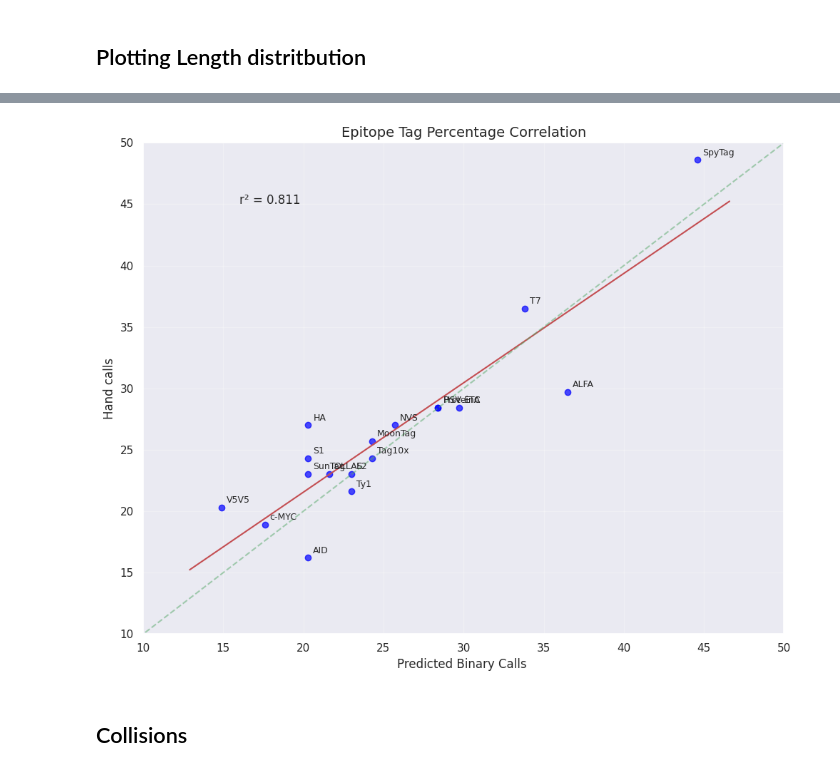
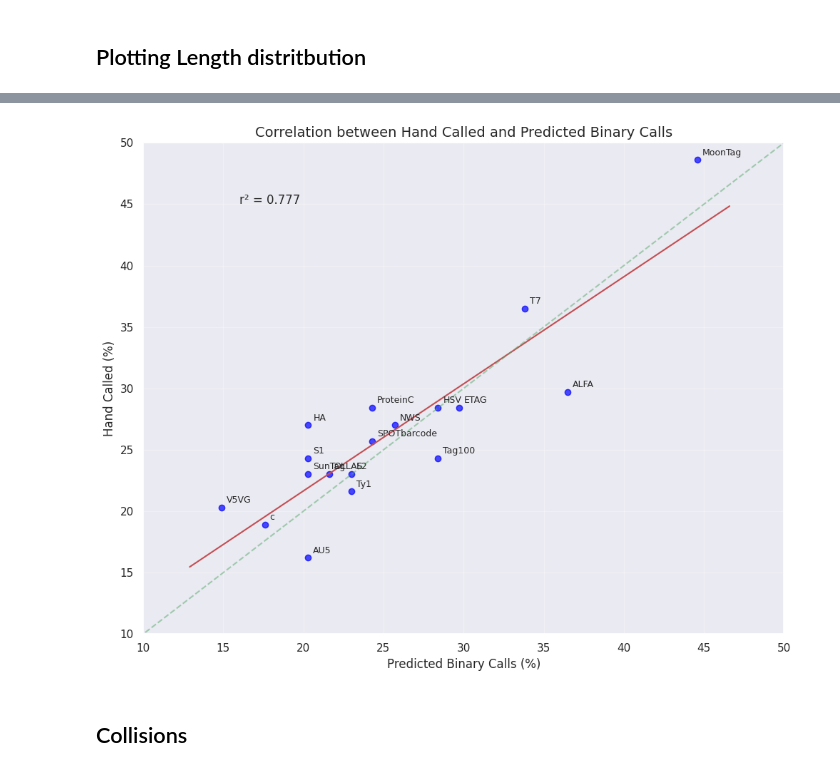
Before and after one commit to e11bio/Preprint-Barcode-Analysis, a Jupyter notebook: soma-analysis.ipynb, the cells around one changed output, grey strips where cells are left out. Saved outputs shown, nothing was run; the diff lists cells and outputs as text; code cells hidden in the pictures.

```diff
--- a/soma-analysis.ipynb
+++ b/soma-analysis.ipynb
@@ -316,7 +316,7 @@ channel_targets = {
     'ch_33': 'Protein C-barcode-R11',
     'ch_34': 'Tag100-barcode-R11',
     'ch_35': 'ALFA-barcode-R11',
-    'ch_36': 'c-Myc-barcode-R11',
+    'ch_36': 'CMyc-barcode-R11',
     'ch_37': 'OLLAS-barcode-R12',
     'ch_38': 'GFP-marker-R12',
     'ch_39': 'AU5-barcode-R12'
@@ -341,7 +341,7 @@ target_channels = [
     'HSV Tag-barcode-R10',
     'Protein C-barcode-R11',
     'Tag100-barcode-R11',
-    'c-Myc-barcode-R11',
+    'CMyc-barcode-R11',
     'OLLAS-barcode-R12'
 ]
 # %%
@@ -362,16 +362,11 @@ somas_csv = pd.read_csv("Data/LS-somas.csv")
 # Print the column names to see the actual structure
 print("CSV columns:", somas_csv.columns.tolist())
 
-# Assuming the segment ID is in a different column, we need to identify it
-# This could be named something like 'id', 'soma_id', etc.
-# Let's display the first few rows to examine the data
 print(somas_csv.head())
 
 # 2. Filter out somas with segment ID of 0
-# Replace 'segment_id' with the actual column name from your CSV
-# For example, if it's called 'id':
-id_column = 'segment_id'  # Change this to the actual column name
-valid_somas = somas_csv[somas_csv[id_column] != 0]
+id_column = 'segment_id'
+valid_somas = somas_csv[somas_csv[id_column] != 100000] # change filter to 0 for filtering out non skeleton somas.
 
 # 3. Get the valid indices to keep in the processed_df
 # These indices correspond to the positions in processed_df
@@ -585,63 +772,67 @@ import matplotlib.pyplot as plt
 import numpy as np
 from scipy import stats
 
-# Epitope names (shortened for better readability)
+# Correct epitope names from the x-axis
 epitopes = [
-    "E2", "S1", "ALFA", "Ty1", "HA", "T7", "V5V5", "AID",
-    "NVS", "SunTag", "ETC", "SpyTag", "MoonTag", "HSV",
-    "ProteinA", "Tag10x", "c-MYC", "OLLAS"
+    "E2-barcode-R1", "S1-barcode-R1", "ALFA-barcode-R1", "Ty1-barcode-R2",
+    "HA-barcode-R2", "T7-barcode-R3", "V5VG-barcode-R3", "AU5-barcode-R8",
+    "NWS-barcode-R9", "SunTag-barcode-R9", "ETAG-barcode-R9", "SPOTbarcode-R10",
+    "MoonTag-barcode-R10", "HSV-barcode-R10", "ProteinC-barcode-R11",
+    "Tag100-barcode-R11", "c-MYC-barcode-R11", "OLLAS-barcode-R12"
 ]
 
-# Data from Image 1 (Barcode distribution of Somas)
-dataset1 = [
-    23.0, 20.3, 36.5, 23.0, 20.3, 33.8, 14.9, 20.3, 25.7, 20.3, 29.7, 44.6,
-    24.3, 28.4, 28.4, 24.3, 17.6, 21.6
-] # predicted
+# Data from Image 1 (Hand called)
+hand_called = [
+    23.0, 24.3, 29.7, 21.6, 27.0, 36.5, 20.3, 16.2, 27.0, 23.0, 28.4,25.7, 48.6,
+    28.4, 28.4, 24.3, 18.9, 23.0
+]
 
-# Data from Image 2 (Percentage of Cells Containing Each Epitope)
-dataset2 = [
-    23.0, 24.3, 29.7, 21.6, 27.0, 36.5, 20.3, 16.2, 27.0, 23.0, 28.4, 48.6,
-    25.7, 28.4, 28.4, 24.3, 18.9, 23.0
-] # hand called
+# Data from Image 2 (Predicted binary calls)
+predicted = [
+    23.0, 20.3, 36.5, 23.0, 20.3, 33.8, 14.9, 20.3, 25.7, 20.3, 29.7, 24.3,44.6,
+    28.4,24.3, 28.4, 17.6, 21.6
+]
 
 # Calculate correlation and linear regression
-slope, intercept, r_value, p_value, std_err = stats.linregress(dataset1, dataset2)
+slope, intercept, r_value, p_value, std_err = stats.linregress(predicted, hand_called)
 r_squared = r_value**2
 
 # Create the plot
 plt.figure(figsize=(10, 8))
-plt.scatter(dataset1, dataset2, c='blue', alpha=0.7)
+plt.scatter(predicted, hand_called, c='blue', alpha=0.7)
 
-# Add labels for each point
+# Add labels for each point with shortened names
 for i, epitope in enumerate(epitopes):
-    plt.annotate(epitope, (dataset1[i], dataset2[i]),
+    # Extract just the main part of the epitope name before the hyphen
+    short_name = epitope.split('-')[0]
+    plt.annotate(short_name, (predicted[i], hand_called[i]),
                  xytext=(5, 5), textcoords='offset points',
                  fontsize=9)
 
 # Add regression line
-x_range = np.linspace(min(dataset1)-2, max(dataset1)+2, 100)
+x_range = np.linspace(min(predicted)-2, max(predicted)+2, 100)
 plt.plot(x_range, slope * x_range + intercept, 'r-')
 
 # Add text with correlation information
 plt.text(16, 45, f'r² = {r_squared:.3f}', fontsize=12)
 
 # Set labels and title
-plt.xlabel('Predicted Binary Calls ', fontsize=12)
-plt.ylabel('Hand calls', fontsize=12)
-plt.title('Epitope Tag Percentage Correlation', fontsize=14)
+plt.xlabel('Predicted Binary Calls (%)', fontsize=12)
+plt.ylabel('Hand Called (%)', fontsize=12)
+plt.title('Correlation between Hand Called and Predicted Binary Calls', fontsize=14)
 
 # Set equal aspect ratio and axis limits
 plt.axis([10, 50, 10, 50])
 
 # Add identity line (y=x)
 plt.plot([0, 50], [0, 50], 'g--', alpha=0.5)
 
 # Add grid
 plt.grid(True, alpha=0.3)
 
 plt.tight_layout()
 plt.show()
 # %% [output]
-[figure, old version]
+[figure, new version]
 # %% [markdown]
 ## Collisions
```
Also changed, not shown: parts of 13 cells of this notebook, 3 other files.
